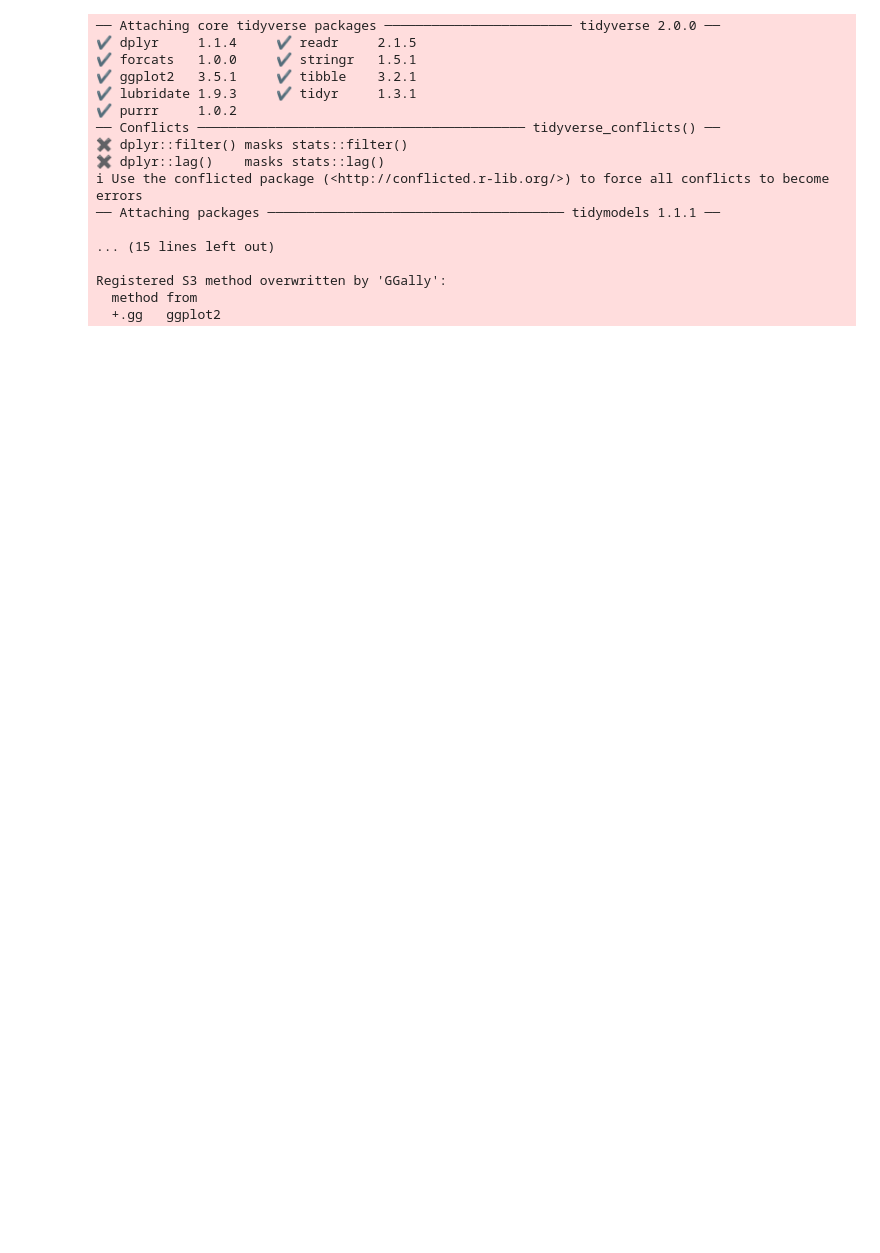
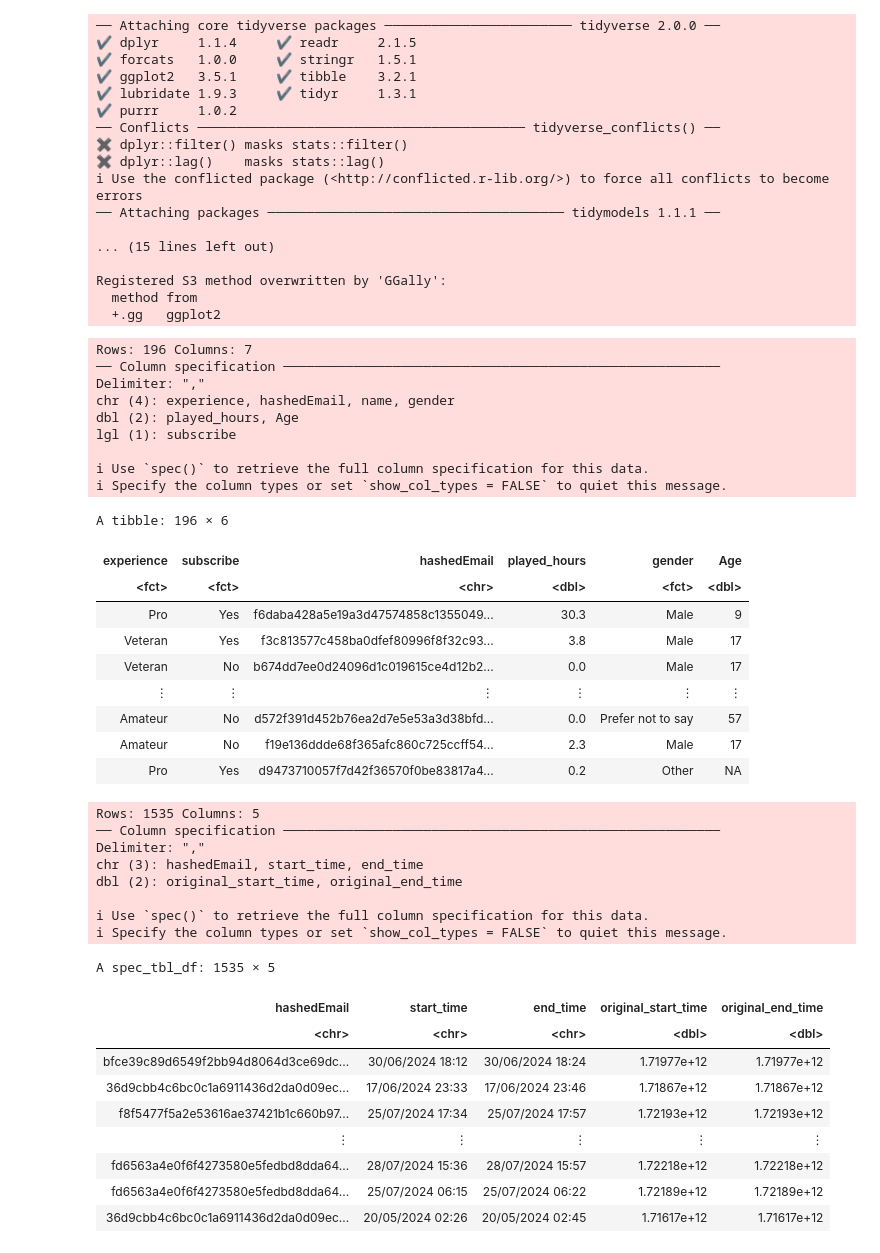
Before and after one commit to RadinAlikhani/DSCI-100-GROUP-PROJECT-REPOSITORY, a Jupyter notebook: Group Project .ipynb, the cells around one changed output. Cells and saved outputs as stored; diff of their text form; code cells hidden in the pictures; blank space fills up the shorter version.

```diff
--- a/Group Project .ipynb
+++ b/Group Project .ipynb
@@ -25,3 +101,51 @@ options(repr.matrix.max.rows = 6)
 Registered S3 method overwritten by 'GGally':
   method from
   +.gg   ggplot2
+# %%
+players<-read_csv("https://raw.githubusercontent.com/RadinAlikhani/dsci100-solo-project/refs/heads/main/players.csv")|>
+    mutate(gender=as_factor(gender),experience=as_factor(experience),subscribe=as_factor(subscribe))|>
+    mutate(subscribe=fct_recode(subscribe, "Yes" = "TRUE", "No" = "FALSE"))|>
+    select(-name)
+
+players
+
+sessions<-read_csv("https://raw.githubusercontent.com/RadinAlikhani/dsci100-solo-project/refs/heads/main/sessions.csv")
+sessions
+# %% [output]
+Rows: 196 Columns: 7
+── Column specification ────────────────────────────────────────────────────────
+Delimiter: ","
+chr (4): experience, hashedEmail, name, gender
+dbl (2): played_hours, Age
+lgl (1): subscribe
+
+ℹ Use `spec()` to retrieve the full column specification for this data.
+ℹ Specify the column types or set `show_col_types = FALSE` to quiet this message.
+A tibble: 196 × 6
+| experience | subscribe | hashedEmail | played_hours | gender | Age |
+| <fct> | <fct> | <chr> | <dbl> | <fct> | <dbl> |
+| Pro | Yes | f6daba428a5e19a3d47574858c1355049... | 30.3 | Male | 9 |
+| Veteran | Yes | f3c813577c458ba0dfef80996f8f32c93... | 3.8 | Male | 17 |
+| Veteran | No | b674dd7ee0d24096d1c019615ce4d12b2... | 0.0 | Male | 17 |
+| ⋮ | ⋮ | ⋮ | ⋮ | ⋮ | ⋮ |
+| Amateur | No | d572f391d452b76ea2d7e5e53a3d38bfd... | 0.0 | Prefer not to say | 57 |
+| Amateur | No | f19e136ddde68f365afc860c725ccff54... | 2.3 | Male | 17 |
+| Pro | Yes | d9473710057f7d42f36570f0be83817a4... | 0.2 | Other | NA |
+Rows: 1535 Columns: 5
+── Column specification ────────────────────────────────────────────────────────
+Delimiter: ","
+chr (3): hashedEmail, start_time, end_time
+dbl (2): original_start_time, original_end_time
+
+ℹ Use `spec()` to retrieve the full column specification for this data.
+ℹ Specify the column types or set `show_col_types = FALSE` to quiet this message.
+A spec_tbl_df: 1535 × 5
+| hashedEmail | start_time | end_time | original_start_time | original_end_time |
+| <chr> | <chr> | <chr> | <dbl> | <dbl> |
+| bfce39c89d6549f2bb94d8064d3ce69dc... | 30/06/2024 18:12 | 30/06/2024 18:24 | 1.71977e+12 | 1.71977e+12 |
+| 36d9cbb4c6bc0c1a6911436d2da0d09ec... | 17/06/2024 23:33 | 17/06/2024 23:46 | 1.71867e+12 | 1.71867e+12 |
+| f8f5477f5a2e53616ae37421b1c660b97... | 25/07/2024 17:34 | 25/07/2024 17:57 | 1.72193e+12 | 1.72193e+12 |
+| ⋮ | ⋮ | ⋮ | ⋮ | ⋮ |
+| fd6563a4e0f6f4273580e5fedbd8dda64... | 28/07/2024 15:36 | 28/07/2024 15:57 | 1.72218e+12 | 1.72218e+12 |
+| fd6563a4e0f6f4273580e5fedbd8dda64... | 25/07/2024 06:15 | 25/07/2024 06:22 | 1.72189e+12 | 1.72189e+12 |
+| 36d9cbb4c6bc0c1a6911436d2da0d09ec... | 20/05/2024 02:26 | 20/05/2024 02:45 | 1.71617e+12 | 1.71617e+12 |
```
Also changed, not shown: parts of 7 cells of this notebook.
